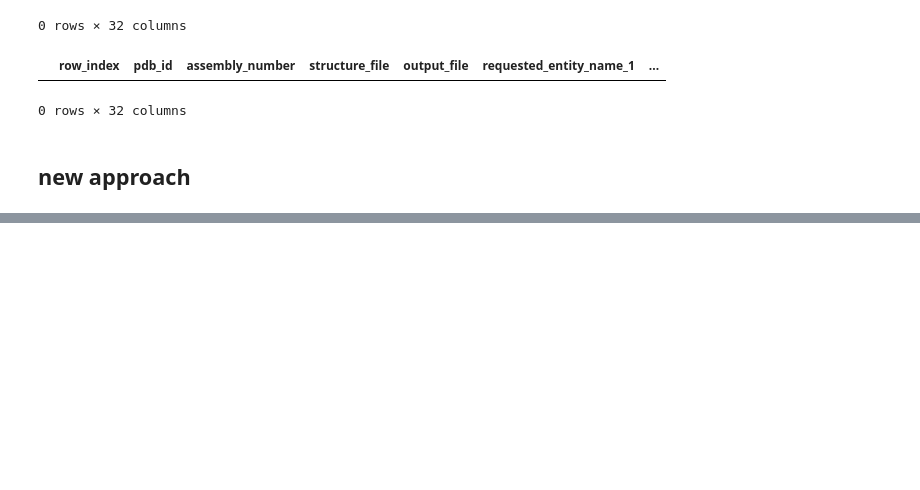
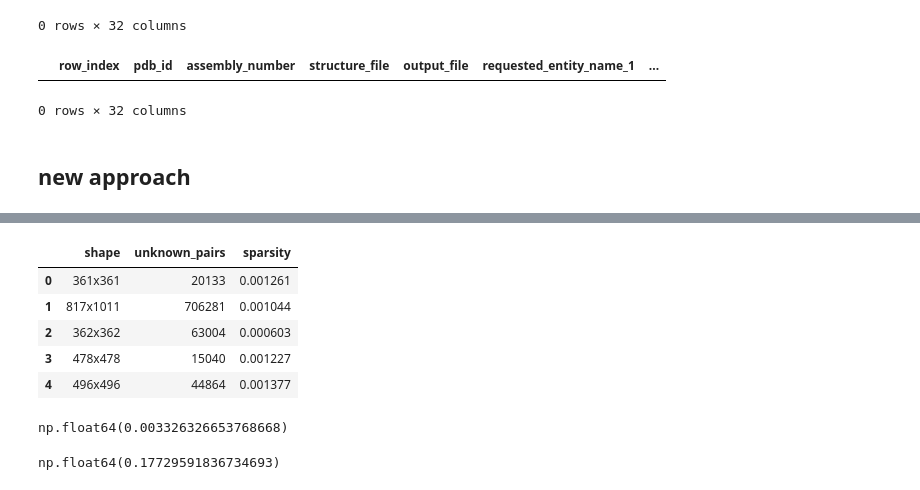
Before and after one commit to Ento0n/Master, a Jupyter notebook: notebooks/check_contact_maps.ipynb, the cells around one changed output, grey strips where cells are left out. Saved outputs shown, nothing was run; the diff lists cells and outputs as text; code cells hidden in the pictures; blank space fills up the shorter version.

```diff
--- a/notebooks/check_contact_maps.ipynb
+++ b/notebooks/check_contact_maps.ipynb
@@ -126,0 +145,22 @@ summary_df.head()
+# %%
+# how sparse are the contact maps ?
+summary_df["sparsity"] = summary_df["contacts"] / (summary_df["residues_1"] * summary_df["residues_2"] - summary_df["unknown_pairs"])
+
+summary_df[["shape", "unknown_pairs", "sparsity"]].head()
+# %% [output]
+|  | shape | unknown_pairs | sparsity |
+| 0 | 361x361 | 20133 | 0.001261 |
+| 1 | 817x1011 | 706281 | 0.001044 |
+| 2 | 362x362 | 63004 | 0.000603 |
+| 3 | 478x478 | 15040 | 0.001227 |
+| 4 | 496x496 | 44864 | 0.001377 |
+# %%
+# average sparsity
+np.sum(summary_df["sparsity"]) / len(summary_df)
+# %% [output]
+np.float64(0.003326326653768668)
+# %%
+# maximal sparsity
+np.max(summary_df["sparsity"])
+# %% [output]
+np.float64(0.17729591836734693)
```
Also changed, not shown: parts of 14 cells of this notebook, 1 other file.
